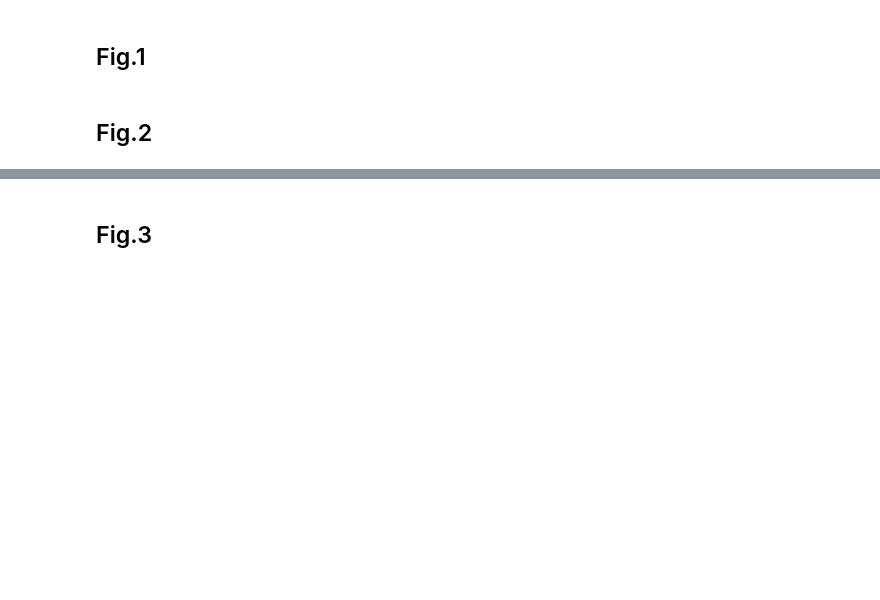
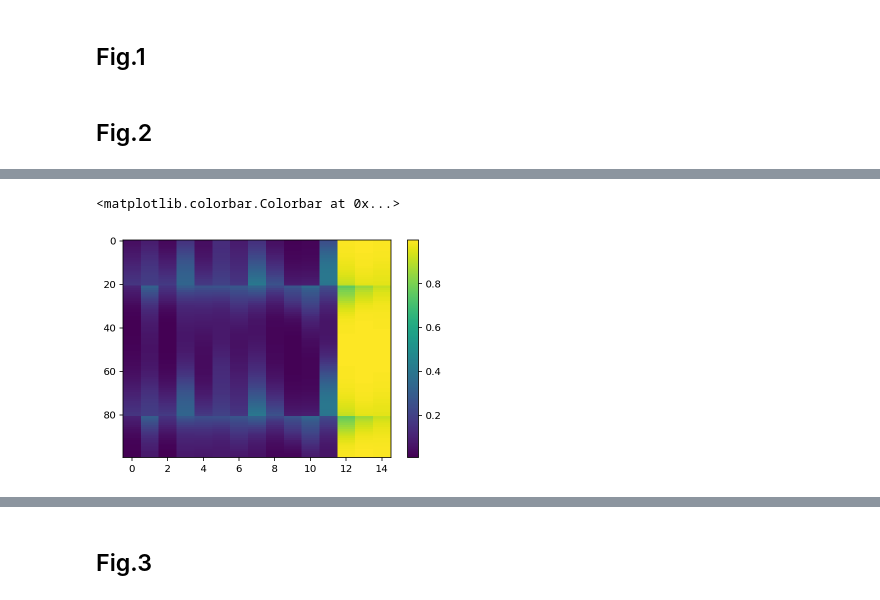
Before and after one commit to nokpil/SocialNet, a Jupyter notebook: Figures.ipynb, the cells around one changed output, grey strips where cells are left out. Drawn from its saved outputs; the diff is of its cells as text; code cells hidden in the pictures; blank space fills up the shorter version.

```diff
--- a/Figures.ipynb
+++ b/Figures.ipynb
@@ -561,0 +664,6 @@ plot_cube(facecolors, stride = stride, angle=-75, name = f'{graph_type}_e{epoch}
+# %%
+plt.imshow(pi_list[13000:13100], aspect='auto')
+plt.colorbar()
+# %% [output]
+<matplotlib.colorbar.Colorbar at 0x...>
+[figure, added]
```
Also changed, not shown: parts of 36 cells of this notebook, 7 other files.
